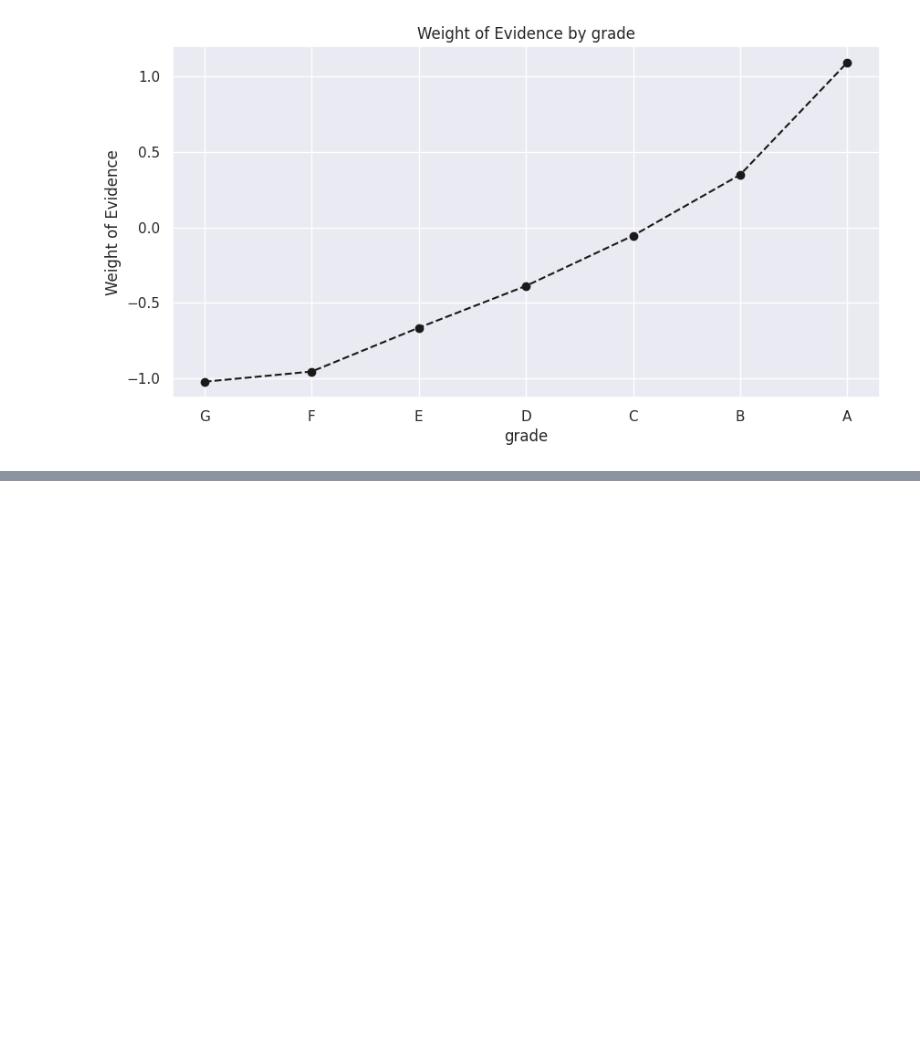
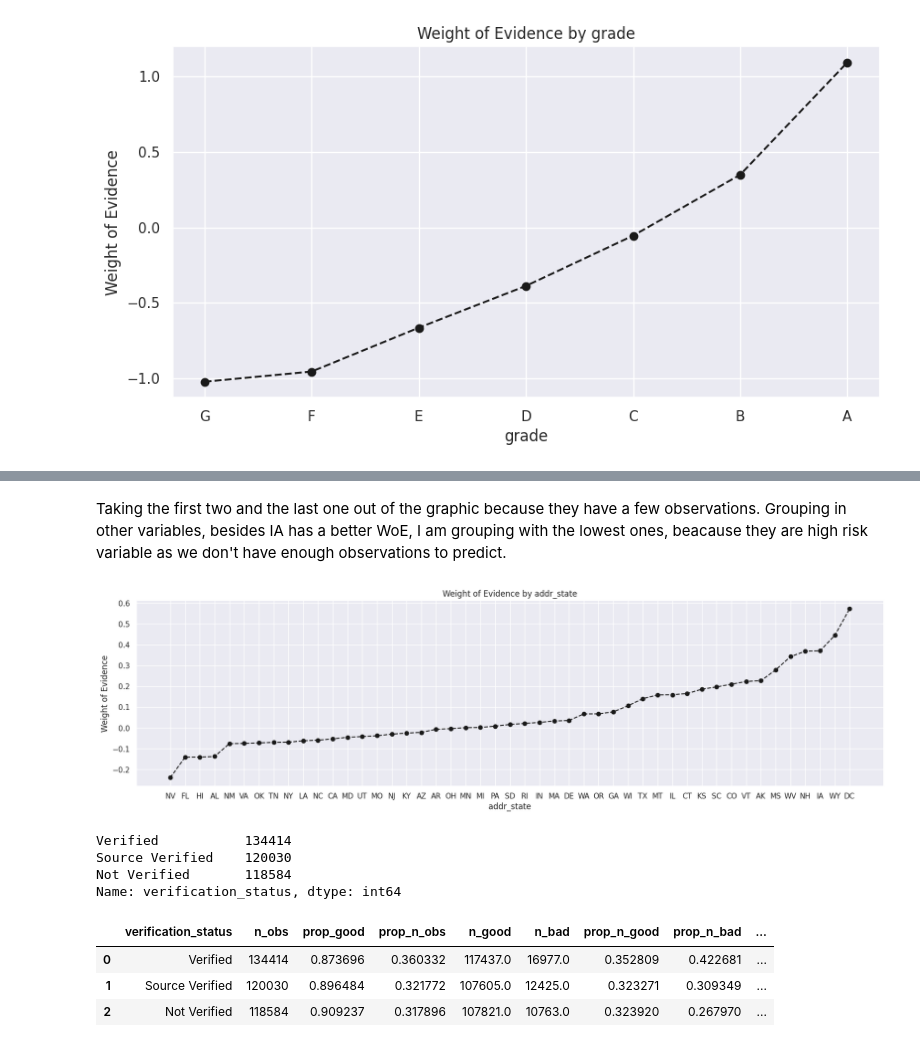
Before and after one commit to andre-cav/Credit-Risk-with-Python, a Jupyter notebook: Credit_Risk_ModellingData.ipynb, the cells around one changed output, grey strips where cells are left out. Cells and saved outputs as stored; diff of their text form; code cells hidden in the pictures; blank space fills up the shorter version.

```diff
--- a/Credit_Risk_ModellingData.ipynb
+++ b/Credit_Risk_ModellingData.ipynb
@@ -667,0 +749,6 @@ plot_by_woe(df_temp)
+# %% [markdown]
+Taking the first two and the last one out of the graphic because they have a few observations. Grouping in other variables, besides IA has a better WoE, I am grouping with the lowest ones, beacause they are high risk variable as we don't have enough observations to predict.
+# %%
+plot_by_woe(df_temp.iloc[1:-2,:])
+# %% [output]
+[figure, added]
@@ -667,0 +807,15 @@ plot_by_woe(df_temp)
+# %%
+df_inputs['verification_status'].value_counts()
+# %% [output]
+Verified           134414
+Source Verified    120030
+Not Verified       118584
+Name: verification_status, dtype: int64
+# %%
+df_temp = woe_discrete(df_inputs,'verification_status', df_targets)
+df_temp
+# %% [output]
+|  | verification_status | n_obs | prop_good | prop_n_obs | n_good | n_bad | prop_n_good | prop_n_bad | ... |
+| 0 | Verified | 134414 | 0.873696 | 0.360332 | 117437.0 | 16977.0 | 0.352809 | 0.422681 | ... |
+| 1 | Source Verified | 120030 | 0.896484 | 0.321772 | 107605.0 | 12425.0 | 0.323271 | 0.309349 | ... |
+| 2 | Not Verified | 118584 | 0.909237 | 0.317896 | 107821.0 | 10763.0 | 0.323920 | 0.267970 | ... |
```
Also changed, not shown: parts of 25 cells of this notebook.
